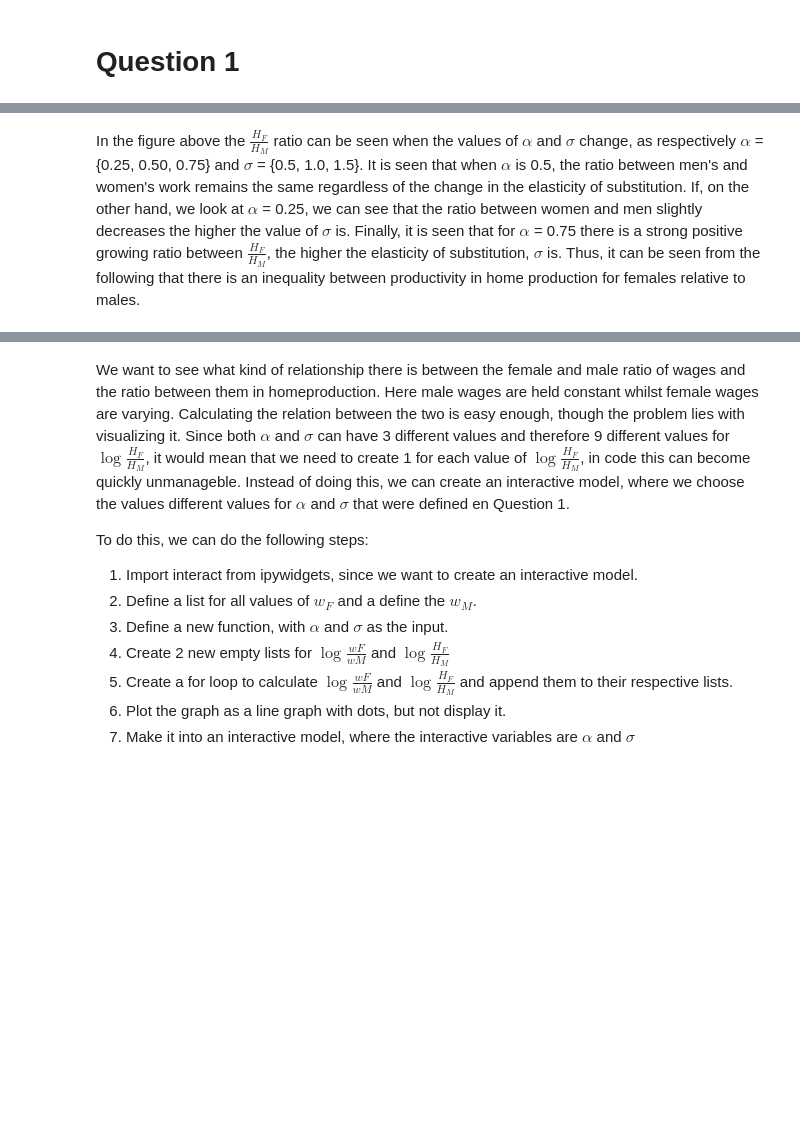
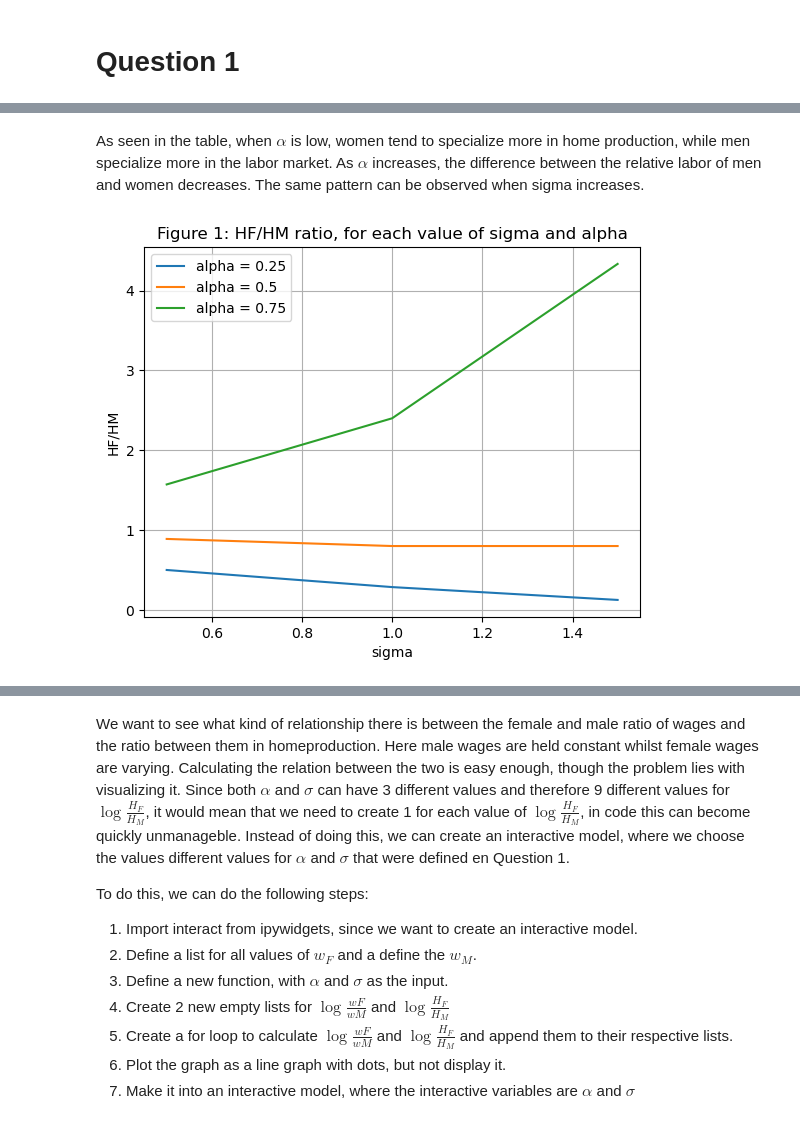
Before and after one commit to NumEconCopenhagen/projects-2023-kscd, a Jupyter notebook: inauguralproject/inauguralproject.ipynb, the cells around one changed output, grey strips where cells are left out. Drawn from its saved outputs; the diff is of its cells as text; code cells hidden in the pictures; blank space fills up the shorter version.

```diff
--- a/inauguralproject/inauguralproject.ipynb
+++ b/inauguralproject/inauguralproject.ipynb
@@ -110,2 +94,25 @@ alpha \ sigma|       0.5      1.00      1.50
-# %% [markdown]
-In the figure above the $\frac{H_F}{H_M}$ ratio can be seen when the values of $\alpha$ and $\sigma$ change, as respectively $\alpha$ = {0.25, 0.50, 0.75} and $\sigma$ = {0.5, 1.0, 1.5}. It is seen that when $\alpha$ is 0.5, the ratio between men's and women's work remains the same regardless of the change in the elasticity of substitution. If, on the other hand, we look at $\alpha$ = 0.25, we can see that the ratio between women and men slightly decreases the higher the value of $\sigma$ is. Finally, it is seen that for $\alpha$ = 0.75 there is a strong positive growing ratio between $\frac{H_F}{H_M}$, the higher the elasticity of substitution, $\sigma$ is. Thus, it can be seen from the following that there is an inequality between productivity in home production for females relative to males.
+# %% [markdown]
+As seen in the table, when $\alpha$ is low, women tend to specialize more in home production, while men specialize more in the labor market. As $\alpha$ increases, the difference between the relative labor of men and women decreases. The same pattern can be observed when sigma increases.
+# %%
+# Reshaping the HF/HM ratio list into a matrix
+HF_HM_ratio = np.array(HF_HM_ratio).reshape((len(alpha_values), len(sigma_values)))
+
+# Line plot for each value of alpha
+for i, alpha in enumerate(alpha_values):
+    plt.plot(sigma_values, HF_HM_ratio[i, :], label=f'alpha = {alpha}')
+
+# Adding label names and graph title
+plt.xlabel('sigma')
+plt.ylabel('HF/HM')
+plt.title('Figure 1: HF/HM ratio, for each value of sigma and alpha')
+
+# Adding a legend
+plt.legend()
+
+# Adding gridlines
+plt.grid()
+
+# Show the plot
+plt.show()
+# %% [output]
+[figure, added]
```
Also changed, not shown: parts of 13 cells of this notebook.
